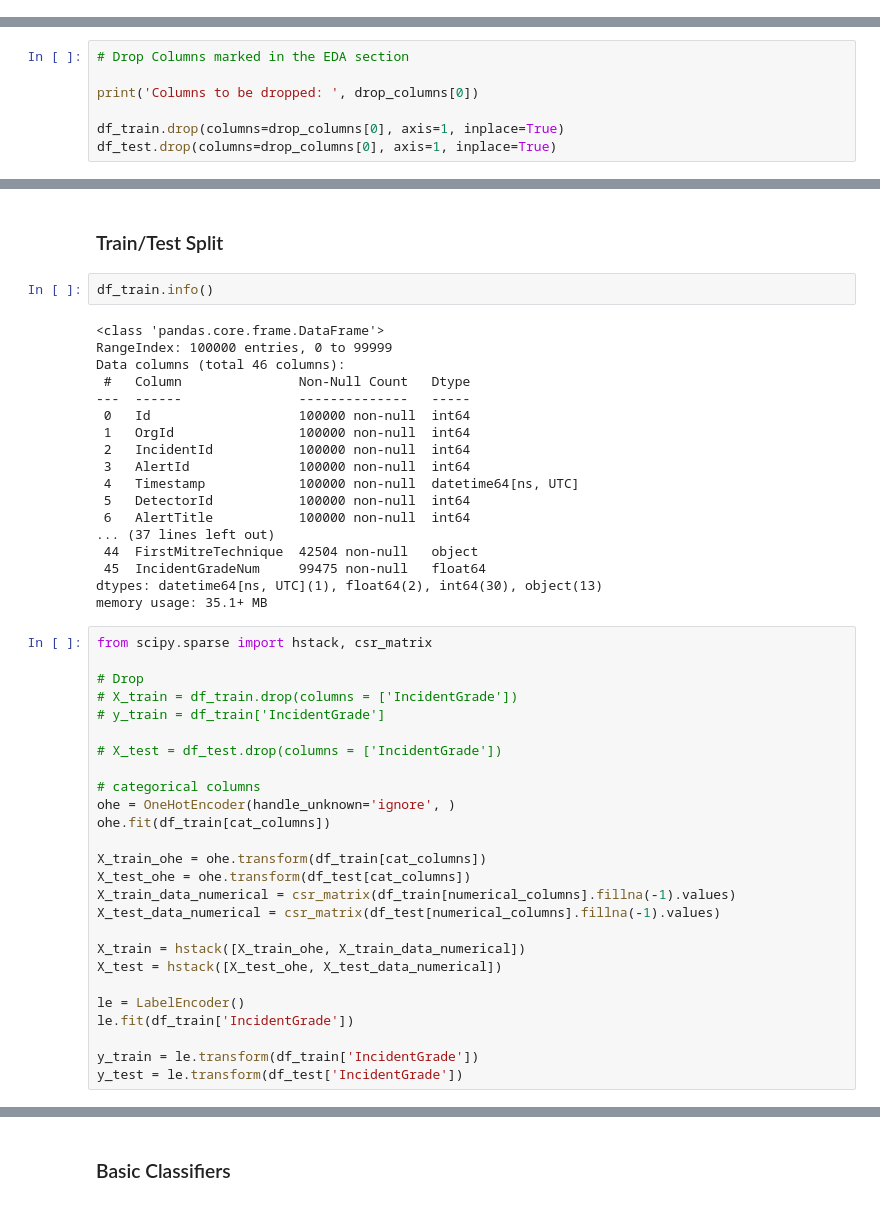
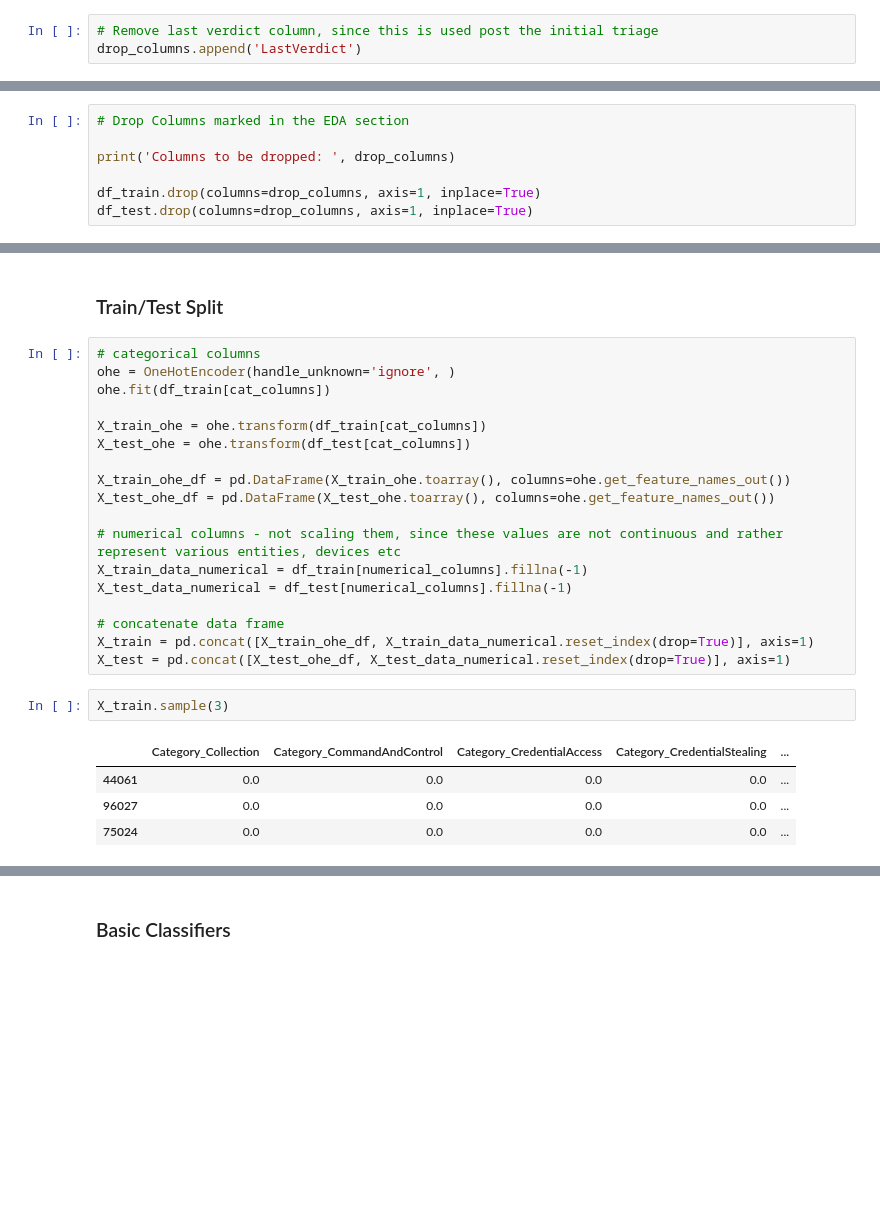
Before and after one commit to mgk2014/PCMLAI-capstone, a Jupyter notebook: xdr.ipynb, the cells around one changed output, grey strips where cells are left out. Saved outputs shown, nothing was run; the diff lists cells and outputs as text; blank space fills up the shorter version.

```diff
--- a/xdr.ipynb
+++ b/xdr.ipynb
@@ -214,3 +271,6 @@ Number of missing values in Last Verdict are:  76567
+# %%
+# Remove last verdict column, since this is used post the initial triage
+drop_columns.append('LastVerdict')
 # %%
 # plot LastVerdict by Incident Grade
 plt.figure(figsize=(8, 4))
@@ -381,8 +433,8 @@ sns.heatmap(df_train[num_features_infr].corr(), annot=True, cmap='viridis', fmt=
 # %%
 # Drop Columns marked in the EDA section
 
-print('Columns to be dropped: ', drop_columns[0])
+print('Columns to be dropped: ', drop_columns)
 
-df_train.drop(columns=drop_columns[0], axis=1, inplace=True)
-df_test.drop(columns=drop_columns[0], axis=1, inplace=True)
+df_train.drop(columns=drop_columns, axis=1, inplace=True)
+df_test.drop(columns=drop_columns, axis=1, inplace=True)
 # %% [output]
@@ -390,48 +450,27 @@ Columns to be dropped:  ['MitreTechniques']
 # %% [markdown]
 ### Train/Test Split
-# %%
-df_train.info()
-# %% [output]
-<class 'pandas.core.frame.DataFrame'>
-RangeIndex: 100000 entries, 0 to 99999
-Data columns (total 46 columns):
- #   Column               Non-Null Count   Dtype
----  ------               --------------   -----
- 0   Id                   100000 non-null  int64
- 1   OrgId                100000 non-null  int64
- 2   IncidentId           100000 non-null  int64
- 3   AlertId              100000 non-null  int64
- 4   Timestamp            100000 non-null  datetime64[ns, UTC]
- 5   DetectorId           100000 non-null  int64
- 6   AlertTitle           100000 non-null  int64
-... (37 lines left out)
- 44  FirstMitreTechnique  42504 non-null   object
- 45  IncidentGradeNum     99475 non-null   float64
-dtypes: datetime64[ns, UTC](1), float64(2), int64(30), object(13)
-memory usage: 35.1+ MB
-# %%
-from scipy.sparse import hstack, csr_matrix
-
-# Drop
-# X_train = df_train.drop(columns = ['IncidentGrade'])
-# y_train = df_train['IncidentGrade']
-
-# X_test = df_test.drop(columns = ['IncidentGrade'])
-
-# categorical columns
-ohe = OneHotEncoder(handle_unknown='ignore', )
-ohe.fit(df_train[cat_columns])
-
-X_train_ohe = ohe.transform(df_train[cat_columns])
-X_test_ohe = ohe.transform(df_test[cat_columns])
-X_train_data_numerical = csr_matrix(df_train[numerical_columns].fillna(-1).values)
-X_test_data_numerical = csr_matrix(df_test[numerical_columns].fillna(-1).values)
-
-X_train = hstack([X_train_ohe, X_train_data_numerical])
-X_test = hstack([X_test_ohe, X_test_data_numerical])
-
-le = LabelEncoder()
-le.fit(df_train['IncidentGrade'])
-
-y_train = le.transform(df_train['IncidentGrade'])
-y_test = le.transform(df_test['IncidentGrade'])
+# %%
+# categorical columns
+ohe = OneHotEncoder(handle_unknown='ignore', )
+ohe.fit(df_train[cat_columns])
+
+X_train_ohe = ohe.transform(df_train[cat_columns])
+X_test_ohe = ohe.transform(df_test[cat_columns])
+
+X_train_ohe_df = pd.DataFrame(X_train_ohe.toarray(), columns=ohe.get_feature_names_out())
+X_test_ohe_df = pd.DataFrame(X_test_ohe.toarray(), columns=ohe.get_feature_names_out())
+
+# numerical columns - not scaling them, since these values are not continuous and rather represent various entities, devices etc
+X_train_data_numerical = df_train[numerical_columns].fillna(-1)
+X_test_data_numerical = df_test[numerical_columns].fillna(-1)
+
+# concatenate data frame
+X_train = pd.concat([X_train_ohe_df, X_train_data_numerical.reset_index(drop=True)], axis=1)
+X_test = pd.concat([X_test_ohe_df, X_test_data_numerical.reset_index(drop=True)], axis=1)
+# %%
+X_train.sample(3)
+# %% [output]
+|  | Category_Collection | Category_CommandAndControl | Category_CredentialAccess | Category_CredentialStealing | ... |
+| 44061 | 0.0 | 0.0 | 0.0 | 0.0 | ... |
+| 96027 | 0.0 | 0.0 | 0.0 | 0.0 | ... |
+| 75024 | 0.0 | 0.0 | 0.0 | 0.0 | ... |
```
Also changed, not shown: parts of 34 cells of this notebook.
